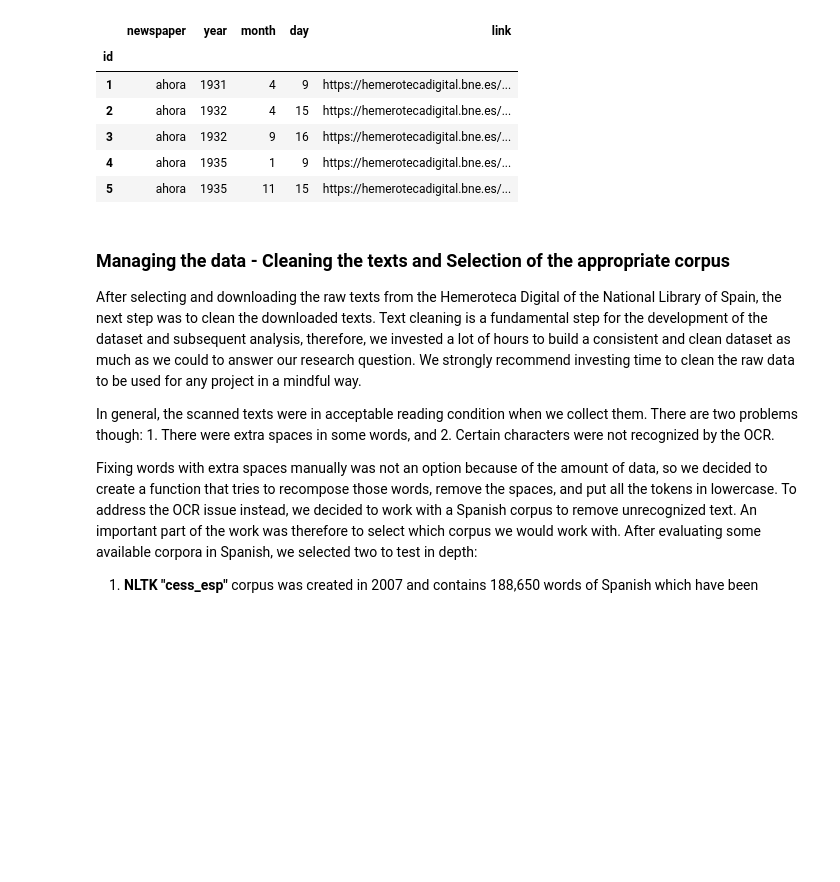
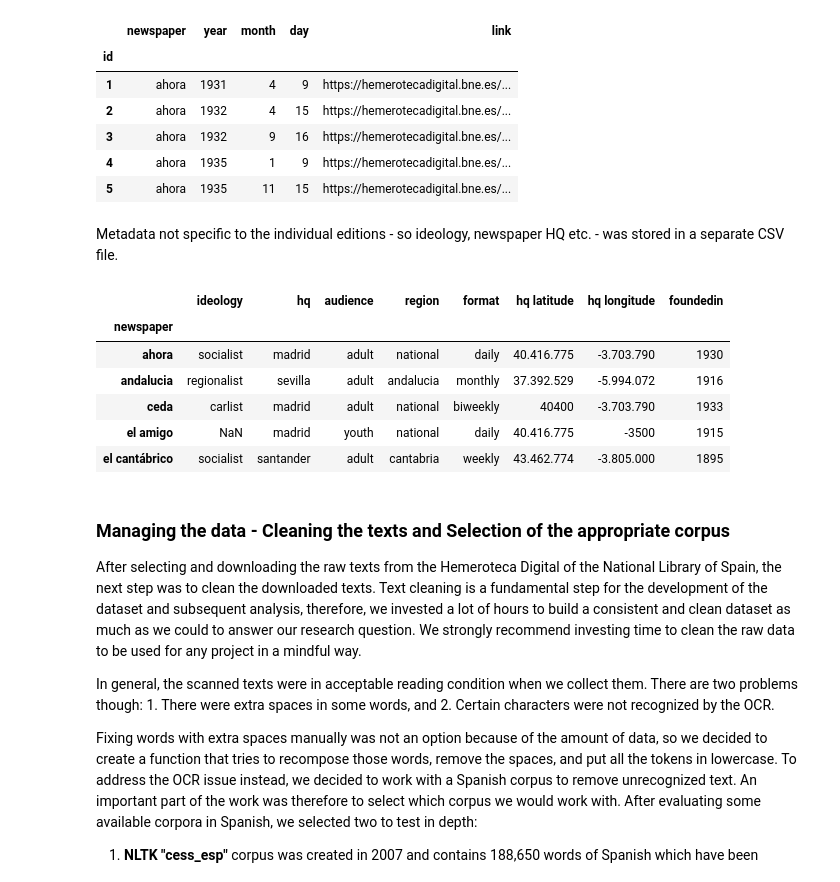
Before and after one commit to pilyu/Collecting-Data-, a Jupyter notebook: Collecting Data Group 6.ipynb, the cells around one changed output. Saved outputs shown, nothing was run; the diff lists cells and outputs as text; code cells hidden in the pictures; blank space fills up the shorter version.

```diff
--- a/Collecting Data Group 6.ipynb
+++ b/Collecting Data Group 6.ipynb
@@ -43,6 +55,19 @@ editions.head()
 | 3 | ahora | 1932 | 9 | 16 | https://hemerotecadigital.bne.es/... |
 | 4 | ahora | 1935 | 1 | 9 | https://hemerotecadigital.bne.es/... |
 | 5 | ahora | 1935 | 11 | 15 | https://hemerotecadigital.bne.es/... |
+# %% [markdown]
+Metadata not specific to the individual editions - so ideology, newspaper HQ etc. - was stored in a separate CSV file.
+# %%
+newspapers = pd.read_csv('./newspapers.csv', index_col=0)
+newspapers.head()
+# %% [output]
+|  | ideology | hq | audience | region | format | hq latitude | hq longitude | foundedin |
+| newspaper |  |  |  |  |  |  |  |  |
+| ahora | socialist | madrid | adult | national | daily | 40.416.775 | -3.703.790 | 1930 |
+| andalucia | regionalist | sevilla | adult | andalucia | monthly | 37.392.529 | -5.994.072 | 1916 |
+| ceda | carlist | madrid | adult | national | biweekly | 40400 | -3.703.790 | 1933 |
+| el amigo | NaN | madrid | youth | national | daily | 40.416.775 | -3500 | 1915 |
+| el cantábrico | socialist | santander | adult | cantabria | weekly | 43.462.774 | -3.805.000 | 1895 |
 # %% [markdown]
 ### Managing the data - Cleaning the texts and Selection of the appropriate corpus
 
```
Also changed, not shown: parts of 8 cells of this notebook, 2 other files.
